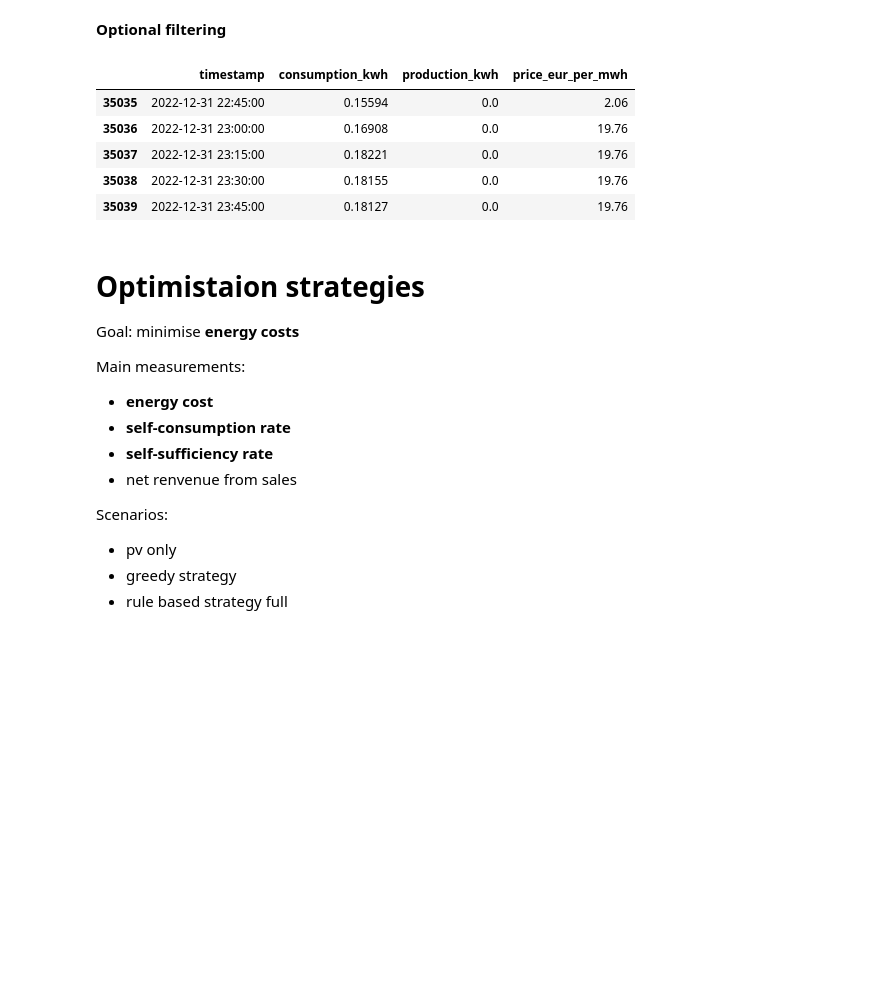
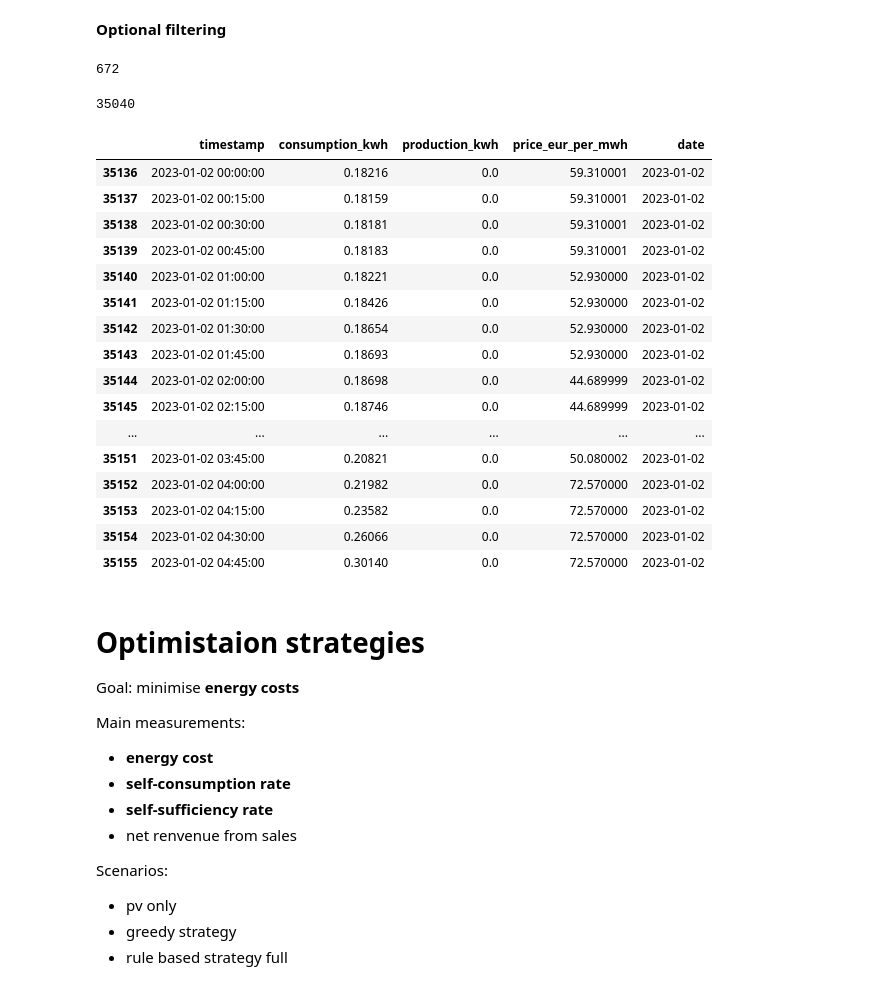
Before and after one commit to TolnaiGergo/EnergyCommunity, a Jupyter notebook: test.ipynb, the cells around one changed output. Saved outputs shown, nothing was run; the diff lists cells and outputs as text; code cells hidden in the pictures; blank space fills up the shorter version.

```diff
--- a/test.ipynb
+++ b/test.ipynb
@@ -320,15 +300,36 @@ process.head()
 # %% [markdown]
 **Optional filtering**
 # %%
-process = process[ process["timestamp"]< "2023.01.01"]
-process.tail()
+p = process[(process["timestamp"]<"2022.01.10 00:00:00") & (process["timestamp"]>="2022.01.03")]
+p.head()
+p.shape[0]
 # %% [output]
-|  | timestamp | consumption_kwh | production_kwh | price_eur_per_mwh |
-| 35035 | 2022-12-31 22:45:00 | 0.15594 | 0.0 | 2.06 |
-| 35036 | 2022-12-31 23:00:00 | 0.16908 | 0.0 | 19.76 |
-| 35037 | 2022-12-31 23:15:00 | 0.18221 | 0.0 | 19.76 |
-| 35038 | 2022-12-31 23:30:00 | 0.18155 | 0.0 | 19.76 |
-| 35039 | 2022-12-31 23:45:00 | 0.18127 | 0.0 | 19.76 |
+672
+# %%
+process = process[process["timestamp"]< "2023.01.01"]
+process.shape[0]
+# %% [output]
+35040
+# %%
+process[process["timestamp"] >= "2023.01.02"].head(20)
+# %% [output]
+|  | timestamp | consumption_kwh | production_kwh | price_eur_per_mwh | date |
+| 35136 | 2023-01-02 00:00:00 | 0.18216 | 0.0 | 59.310001 | 2023-01-02 |
+| 35137 | 2023-01-02 00:15:00 | 0.18159 | 0.0 | 59.310001 | 2023-01-02 |
+| 35138 | 2023-01-02 00:30:00 | 0.18181 | 0.0 | 59.310001 | 2023-01-02 |
+| 35139 | 2023-01-02 00:45:00 | 0.18183 | 0.0 | 59.310001 | 2023-01-02 |
+| 35140 | 2023-01-02 01:00:00 | 0.18221 | 0.0 | 52.930000 | 2023-01-02 |
+| 35141 | 2023-01-02 01:15:00 | 0.18426 | 0.0 | 52.930000 | 2023-01-02 |
+| 35142 | 2023-01-02 01:30:00 | 0.18654 | 0.0 | 52.930000 | 2023-01-02 |
+| 35143 | 2023-01-02 01:45:00 | 0.18693 | 0.0 | 52.930000 | 2023-01-02 |
+| 35144 | 2023-01-02 02:00:00 | 0.18698 | 0.0 | 44.689999 | 2023-01-02 |
+| 35145 | 2023-01-02 02:15:00 | 0.18746 | 0.0 | 44.689999 | 2023-01-02 |
+| ... | ... | ... | ... | ... | ... |
+| 35151 | 2023-01-02 03:45:00 | 0.20821 | 0.0 | 50.080002 | 2023-01-02 |
+| 35152 | 2023-01-02 04:00:00 | 0.21982 | 0.0 | 72.570000 | 2023-01-02 |
+| 35153 | 2023-01-02 04:15:00 | 0.23582 | 0.0 | 72.570000 | 2023-01-02 |
+| 35154 | 2023-01-02 04:30:00 | 0.26066 | 0.0 | 72.570000 | 2023-01-02 |
+| 35155 | 2023-01-02 04:45:00 | 0.30140 | 0.0 | 72.570000 | 2023-01-02 |
 # %% [markdown]
 # Optimistaion strategies
 
```
Also changed, not shown: parts of 18 cells of this notebook.
